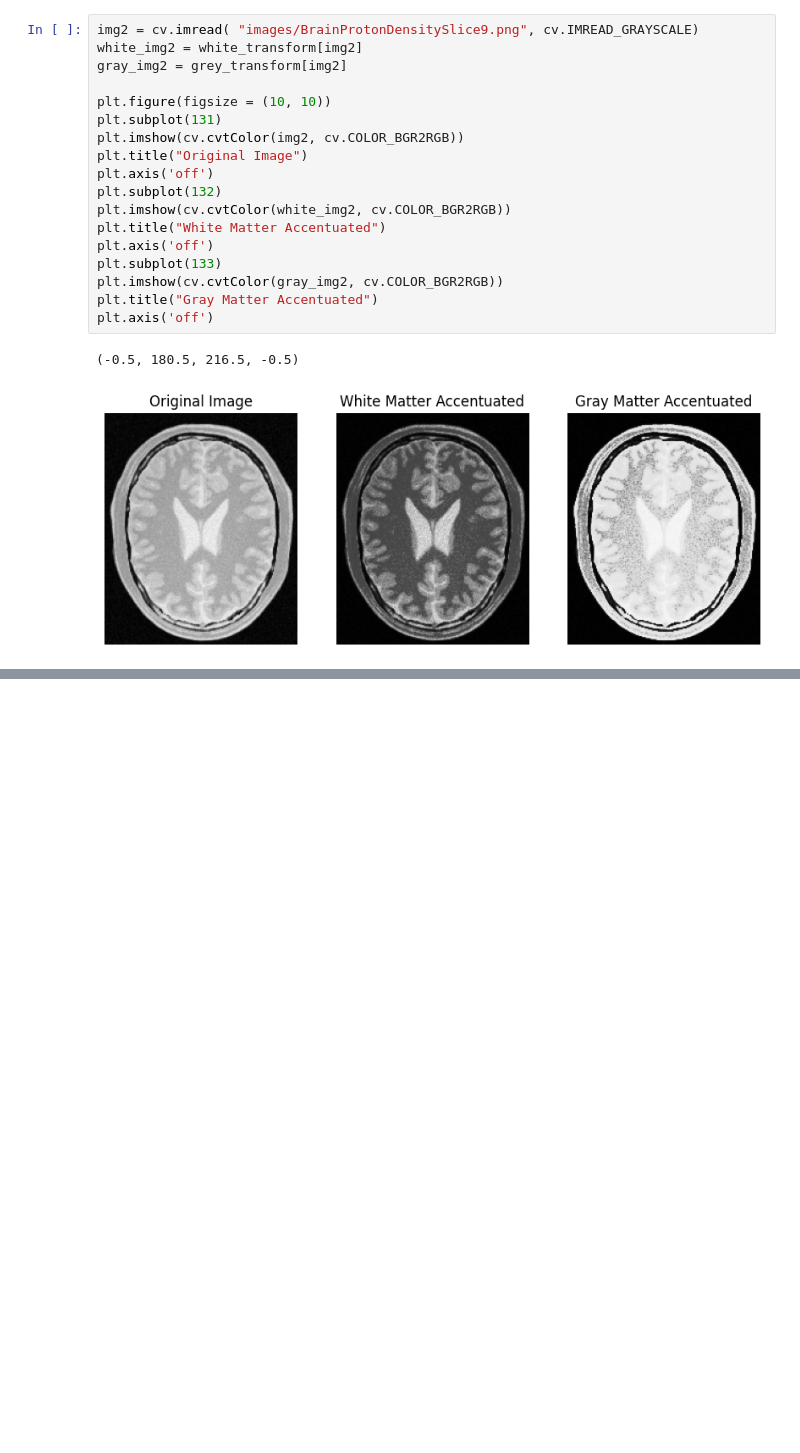
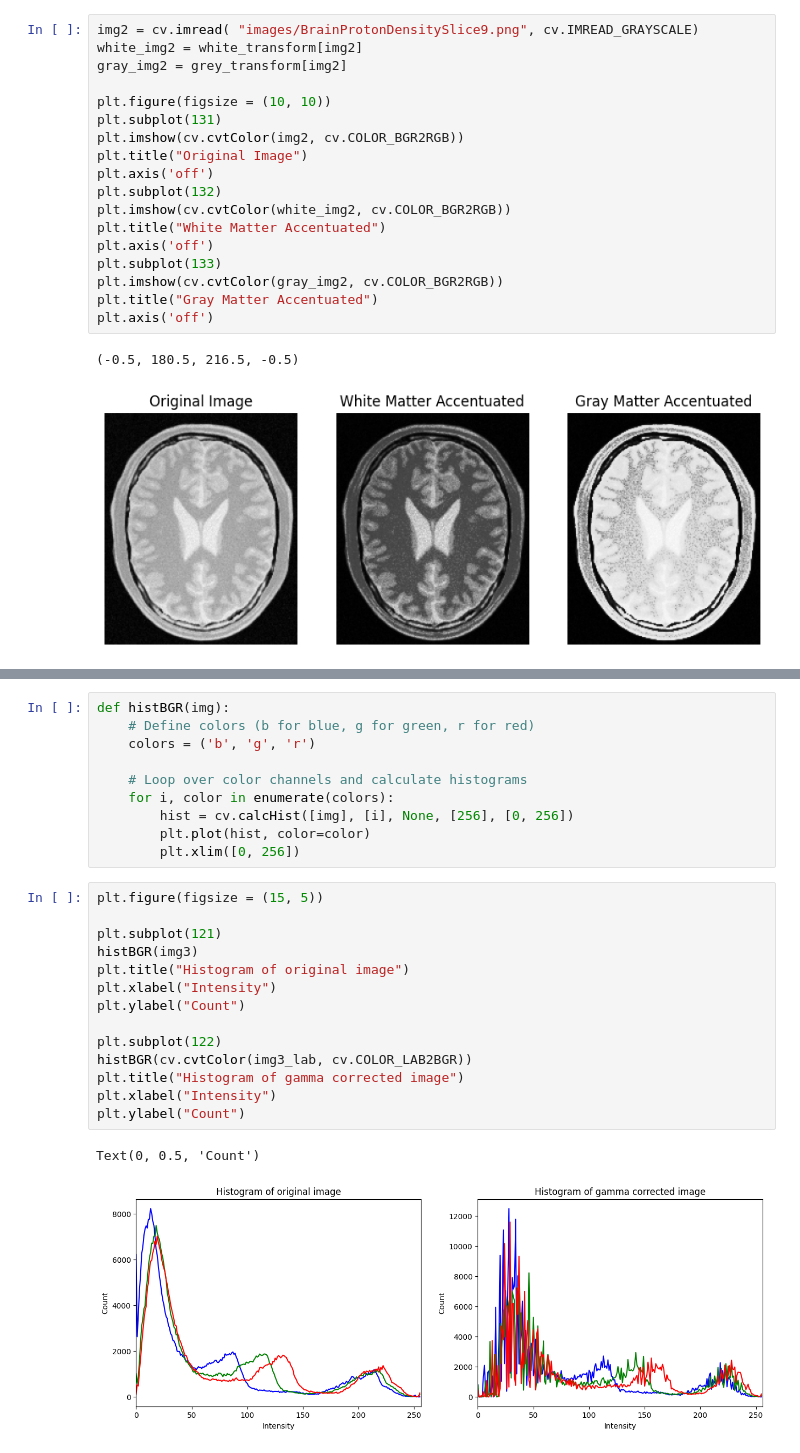
Before and after one commit to Anuki16/EN3160-assignment1, a Jupyter notebook: assignment1.ipynb, the cells around one changed output, grey strips where cells are left out. Cells and saved outputs as stored; diff of their text form; blank space fills up the shorter version.

```diff
--- a/assignment1.ipynb
+++ b/assignment1.ipynb
@@ -107,0 +121,27 @@ img3_lab = cv.cvtColor(img3, cv.COLOR_BGR2LAB)
+# %%
+def histBGR(img):
+    # Define colors (b for blue, g for green, r for red)
+    colors = ('b', 'g', 'r')
+
+    # Loop over color channels and calculate histograms
+    for i, color in enumerate(colors):
+        hist = cv.calcHist([img], [i], None, [256], [0, 256])
+        plt.plot(hist, color=color)
+        plt.xlim([0, 256])
+# %%
+plt.figure(figsize = (15, 5))
+
+plt.subplot(121)
+histBGR(img3)
+plt.title("Histogram of original image")
+plt.xlabel("Intensity")
+plt.ylabel("Count")
+
+plt.subplot(122)
+histBGR(cv.cvtColor(img3_lab, cv.COLOR_LAB2BGR))
+plt.title("Histogram of gamma corrected image")
+plt.xlabel("Intensity")
+plt.ylabel("Count")
+# %% [output]
+Text(0, 0.5, 'Count')
+[figure, added]
```
Also changed, not shown: parts of 3 cells of this notebook.
